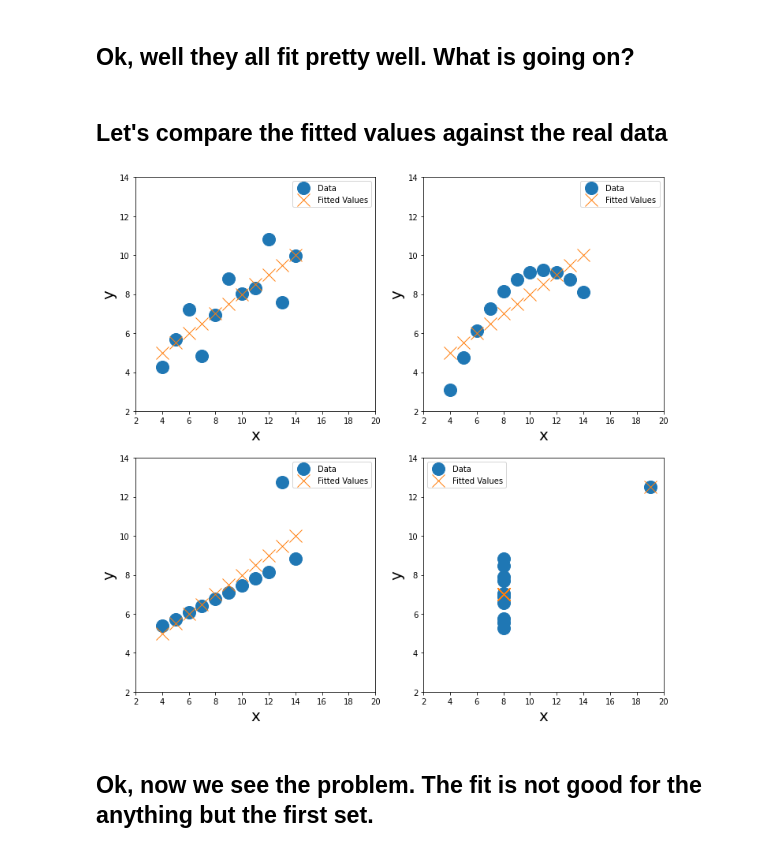
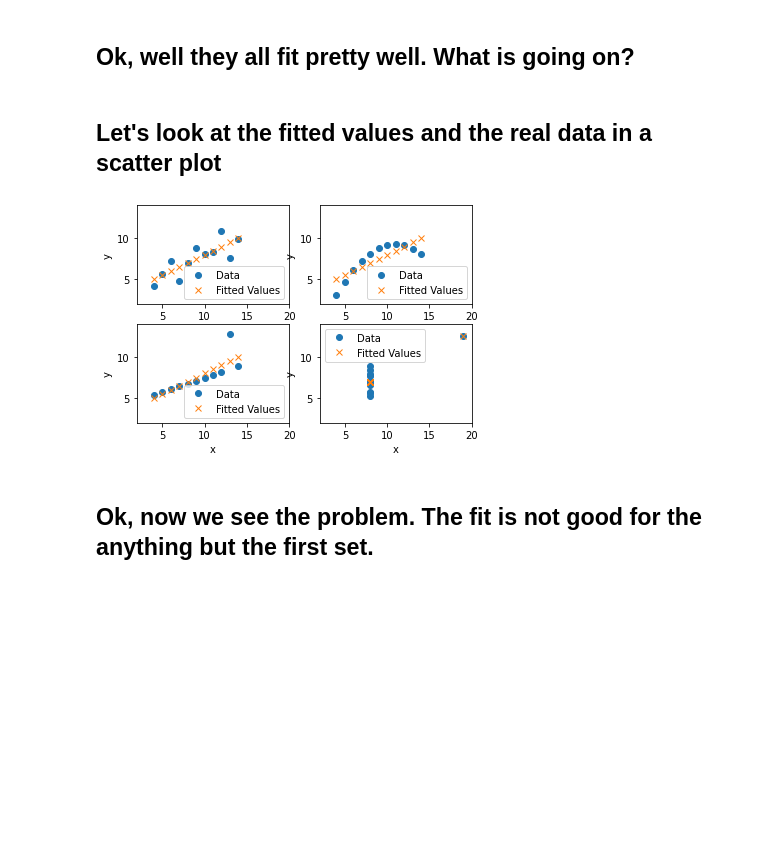
Before and after one commit to dannycab/cmse202-F20-slides, a Jupyter notebook: notebooks/Day-05 - Regression.ipynb, the cells around one changed output. Drawn from its saved outputs; the diff is of its cells as text; code cells hidden in the pictures; blank space fills up the shorter version.

```diff
--- a/notebooks/Day-05 - Regression.ipynb
+++ b/notebooks/Day-05 - Regression.ipynb
@@ -173,29 +168,27 @@ RSqr for Set 4: 0.667
 # %% [markdown]
 ## Ok, well they all fit pretty well. What is going on?
 # %% [markdown]
-## Let's compare the fitted values against the real data
+## Let's look at the fitted values and the real data in a scatter plot
+# %%
+def compare_data_and_fit(x, y, fit_y):
+
+    plt.plot(x, y, 'o')
+    plt.plot(x, fit_y, 'x')
+    plt.ylabel('y')
+    plt.xlabel('x')
+    plt.axis([2,20,2,14])
+    plt.legend(['Data', 'Fitted Values'])
 # %%
-def compare_data_and_fit(x, y, fit_y):
-
-    plt.plot(x, y, 'o', markersize = 16)
-    plt.plot(x, fit_y, 'x', markersize = 16)
-    plt.ylabel('y', fontsize = 20)
-    plt.xlabel('x', fontsize = 20)
-    plt.axis([2,20,2,14])
-    plt.legend(['Data', 'Fitted Values'])
-
-fig = plt.figure(figsize = (12,12))
-
 plt.subplot(221)
 compare_data_and_fit(df['x'], df['y'], set1.fittedvalues)
 plt.subplot(222)
 compare_data_and_fit(df['x.1'], df['y.1'], set2.fittedvalues)
 plt.subplot(223)
 compare_data_and_fit(df['x.2'], df['y.2'], set3.fittedvalues)
 plt.subplot(224)
 compare_data_and_fit(df['x.3'], df['y.3'], set4.fittedvalues)
 # %% [output]
-[figure, old version]
+[figure, new version]
 # %% [markdown]
 ## Ok, now we see the problem. The fit is not good for the anything but the first set.
 # %% [markdown]
```
Also changed, not shown: parts of 7 cells of this notebook, 9 other files.
